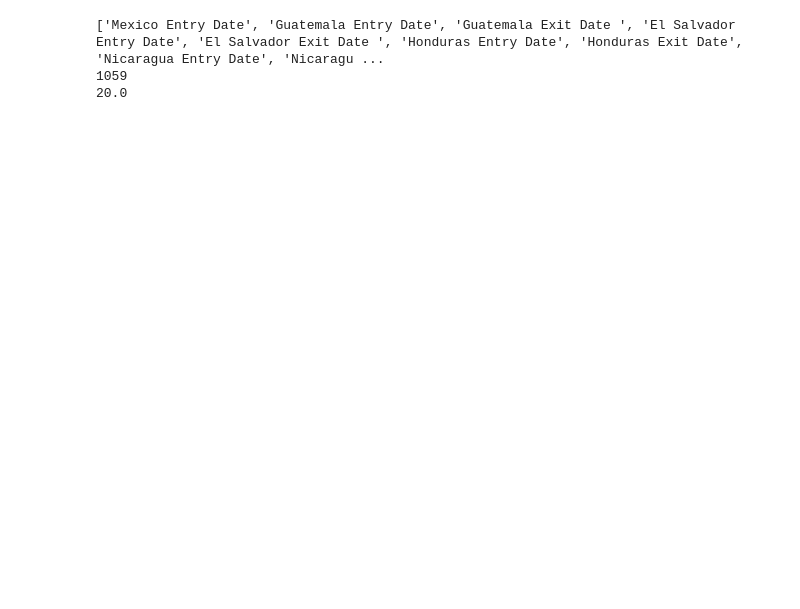
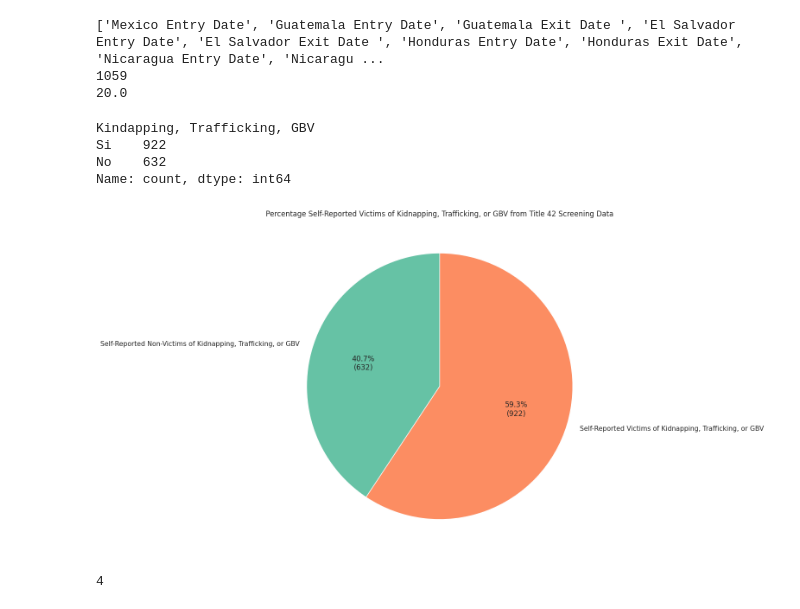
Before and after one commit to jacobgrimm/LA-Complete-Covid-Datat, a Jupyter notebook: Airtables/T42_Screenings/examine_T42_screenings.ipynb, the cells around one changed output. Cells and saved outputs as stored; diff of their text form; code cells hidden in the pictures; blank space fills up the shorter version.

```diff
--- a/Airtables/T42_Screenings/examine_T42_screenings.ipynb
+++ b/Airtables/T42_Screenings/examine_T42_screenings.ipynb
@@ -189,3 +213,44 @@ print(df['travel_time'].median())
 ['Mexico Entry Date', 'Guatemala Entry Date', 'Guatemala Exit Date ', 'El Salvador Entry Date', 'El Salvador Exit Date ', 'Honduras Entry Date', 'Honduras Exit Date', 'Nicaragua Entry Date', 'Nicaragu ...
 1059
 20.0
+# %%
+df['Kindapping, Trafficking, GBV'].value_counts()
+# %% [output]
+Kindapping, Trafficking, GBV
+Si    922
+No    632
+Name: count, dtype: int64
+# %%
+#counts = df['Kindapping, Trafficking, GBV'].value_counts()
+#df['Kindapping, Trafficking, GBV'] = df['Kindapping, Trafficking, GBV'].replace("Si", "Yes")
+
+counts = df['Kindapping, Trafficking, GBV'].value_counts()
+# Create a pie chart using matplotlib.pyplot
+plt.figure(figsize=(10, 12))
+
+
+def autopct_format(values):
+        def my_format(pct):
+            total = sum(values)
+            val = int(round(pct*total/100.0))
+            return '{:.1f}%\n({v:d})'.format(pct, v=val)
+        return my_format
+values = (counts.values.tolist())
+values.reverse()
+plt.pie(values, labels=["Self-Reported Non-Victims of Kidnapping, Trafficking, or GBV", "Self-Reported Victims of Kidnapping, Trafficking, or GBV"], autopct=autopct_format(counts), startangle=90, colors=plt.cm.Set2.colors)
+
+# Customize the plot using Seaborn style
+sns.set(style="whitegrid")
+plt.title('Percentage Self-Reported Victims of Kidnapping, Trafficking, or GBV from Title 42 Screening Data')
+
+plt.savefig("Victims of Kidnapping, Trafficking, GBV (from Title 42 Screening Data).png", bbox_inches='tight')
+
+
+# Show the plot
+plt.show()
+# %% [output]
+[figure, added]
+# %%
+df['US Contact Relationship'].isna().sum()
+# %% [output]
+4
```
Also changed, not shown: parts of 8 cells of this notebook, 18 other files.
